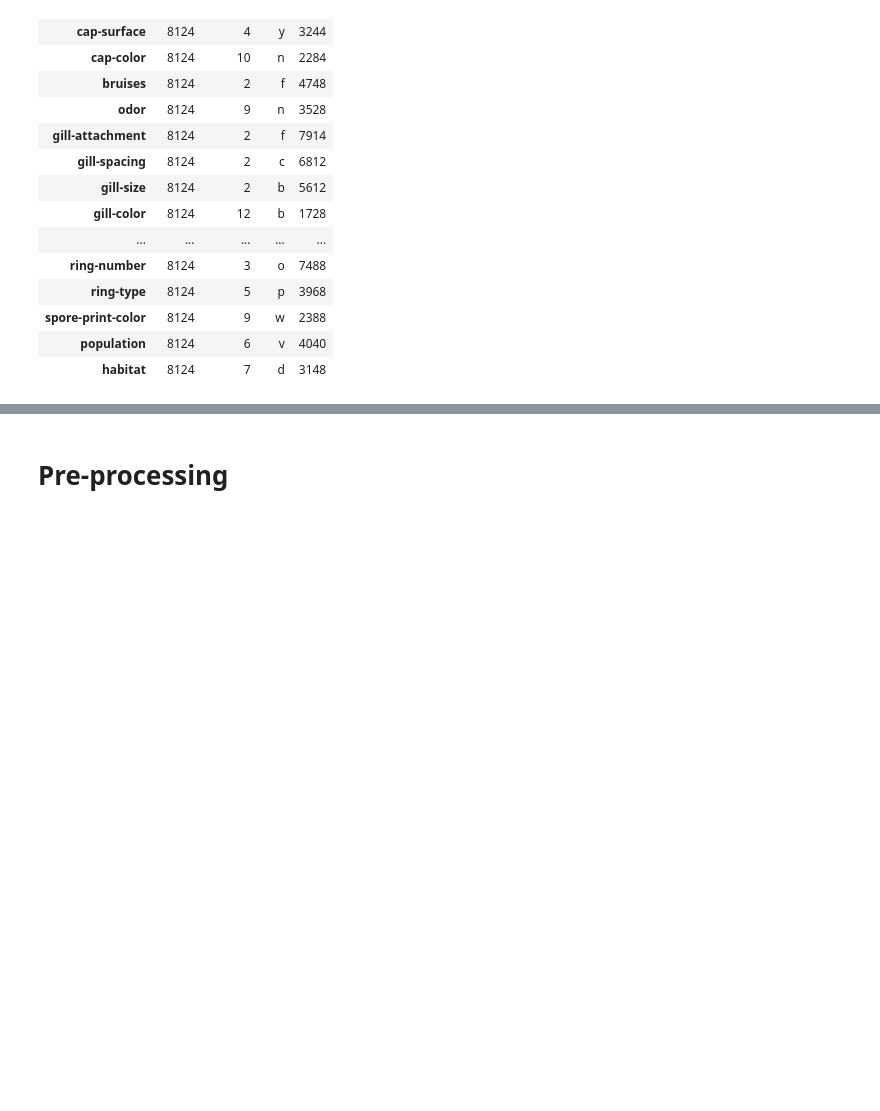
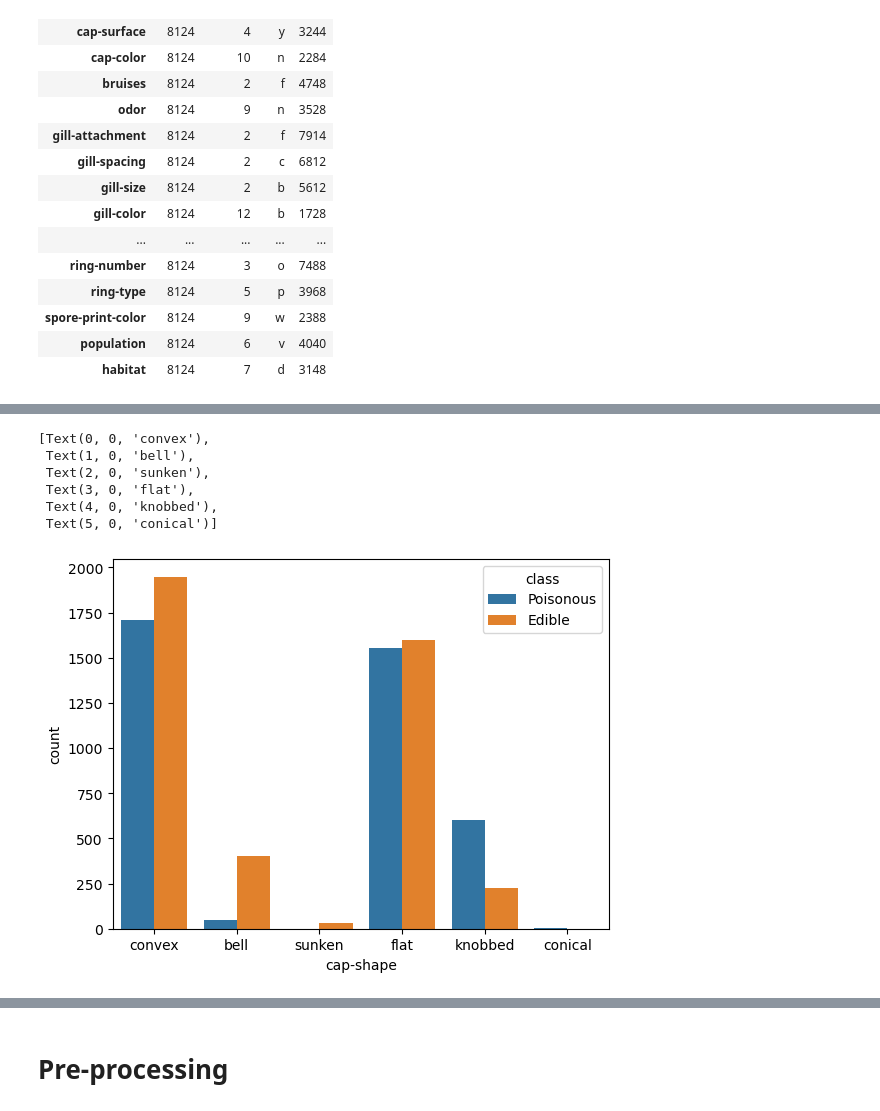
Before and after one commit to RossErskine/ML_Algorithms, a Jupyter notebook: Logistic regression-Mushrooms.ipynb, the cells around one changed output, grey strips where cells are left out. Cells and saved outputs as stored; diff of their text form; code cells hidden in the pictures; blank space fills up the shorter version.

```diff
--- a/Logistic regression-Mushrooms.ipynb
+++ b/Logistic regression-Mushrooms.ipynb
@@ -52,0 +66,11 @@ sns.histplot(all_df['class'])
+# %%
+ax = sns.countplot(x=all_df['cap-shape'], hue=all_df['class'])
+ax.set_xticklabels(('convex', 'bell','sunken','flat','knobbed','conical'))
+# %% [output]
+[Text(0, 0, 'convex'),
+ Text(1, 0, 'bell'),
+ Text(2, 0, 'sunken'),
+ Text(3, 0, 'flat'),
+ Text(4, 0, 'knobbed'),
+ Text(5, 0, 'conical')]
+[figure, added]
```
Also changed, not shown: parts of 15 cells of this notebook.
